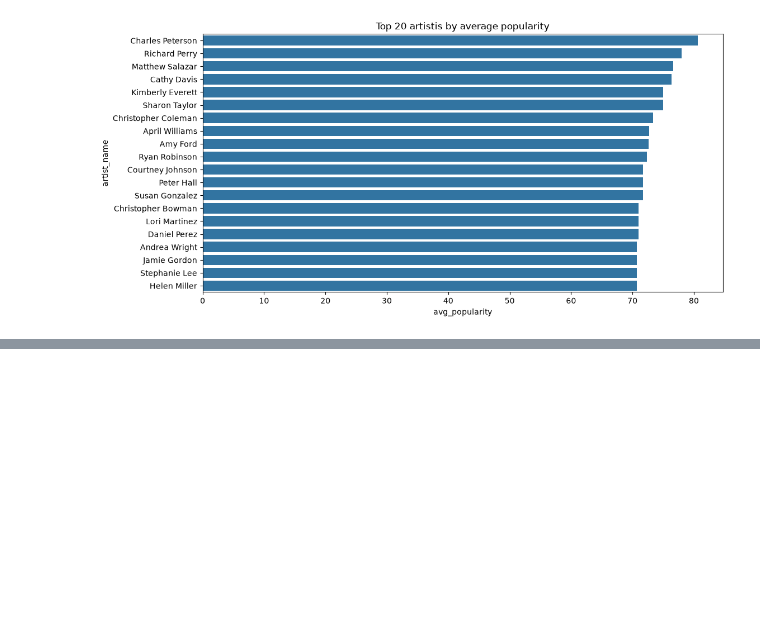
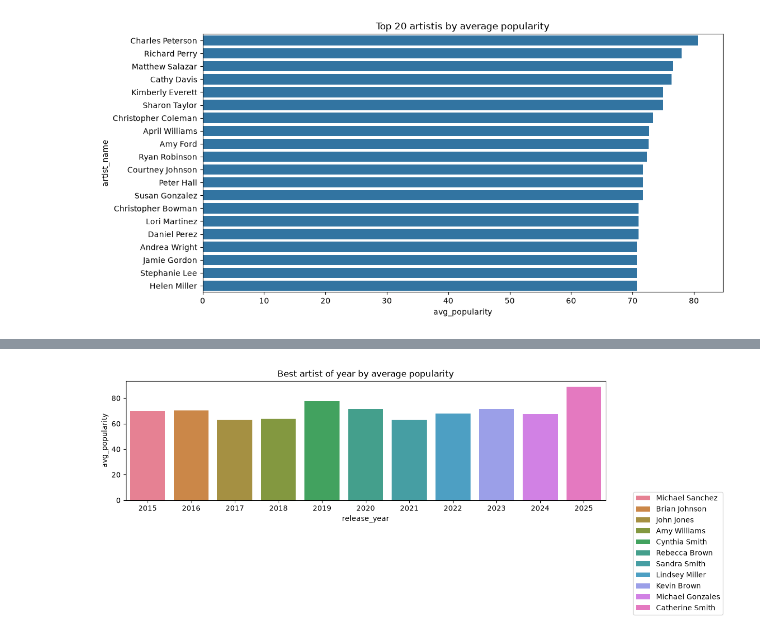
Before and after one commit to GreedIsGoody/data-analys-spotify-artists, a Jupyter notebook: notebook/Analys.ipynb, the cells around one changed output, grey strips where cells are left out. Drawn from its saved outputs; the diff is of its cells as text; code cells hidden in the pictures; blank space fills up the shorter version.

Commit message:
feat: creating a  best artist of years by avg popularity

```diff
--- a/notebook/Analys.ipynb
+++ b/notebook/Analys.ipynb
@@ -198,3 +198,32 @@ plt.title("Top 20 artistis by average popularity")
 plt.show()
 # %% [output]
 [figure]
+# %%
+artist_year = (
+    df.groupby(['release_year', 'artist_name'])
+    .agg(
+        tracks=('track_id', 'count'),
+        avg_popularity=('popularity', 'mean'),
+        total_streams=('stream_count', 'sum')
+    )
+    .reset_index()
+)
+
+artist_year = artist_year.query('tracks>=3')
+
+best_artist_by_year = (
+    artist_year
+    .sort_values(
+        ['release_year', 'avg_popularity', 'total_streams'],
+        ascending=False
+    )
+    .groupby('release_year')
+    .head(1)
+    .reset_index(drop=True)
+)
+
+
+best_artist_by_year['avg_popularity'] = (
+    best_artist_by_year['avg_popularity'].round(2)
+)
+best_artist_by_year
@@ -200,0 +243,14 @@ plt.show()
+# %%
+plt.figure(figsize=(12,3))
+sns.barplot(
+    data=best_artist_by_year,
+    x='release_year',
+    y='avg_popularity',
+    hue='artist_name',
+    dodge=False
+)
+plt.title('Best artist of year by average popularity')
+plt.legend(bbox_to_anchor=(1.05,.1),loc='upper left')
+plt.show()
+# %% [output]
+[figure, added]
```
Also changed, not shown: parts of 1 cell of this notebook.
